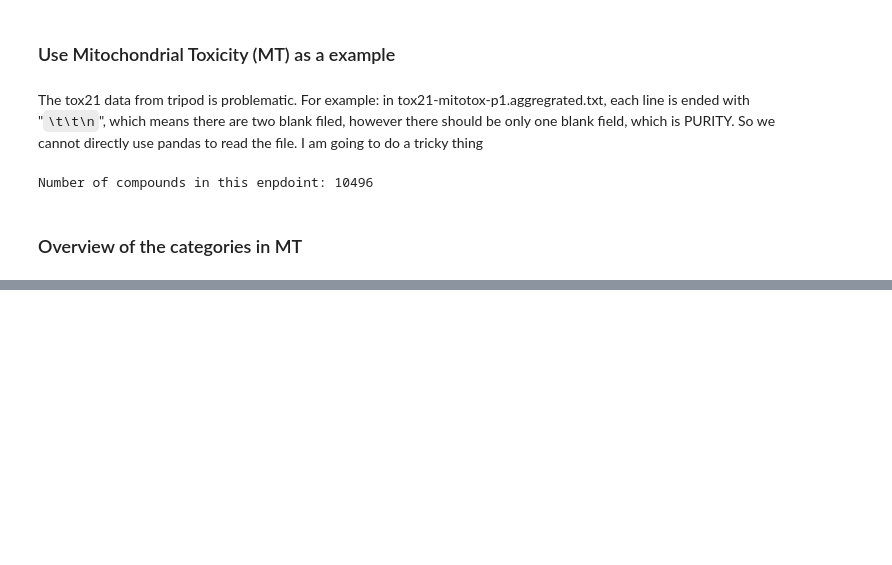
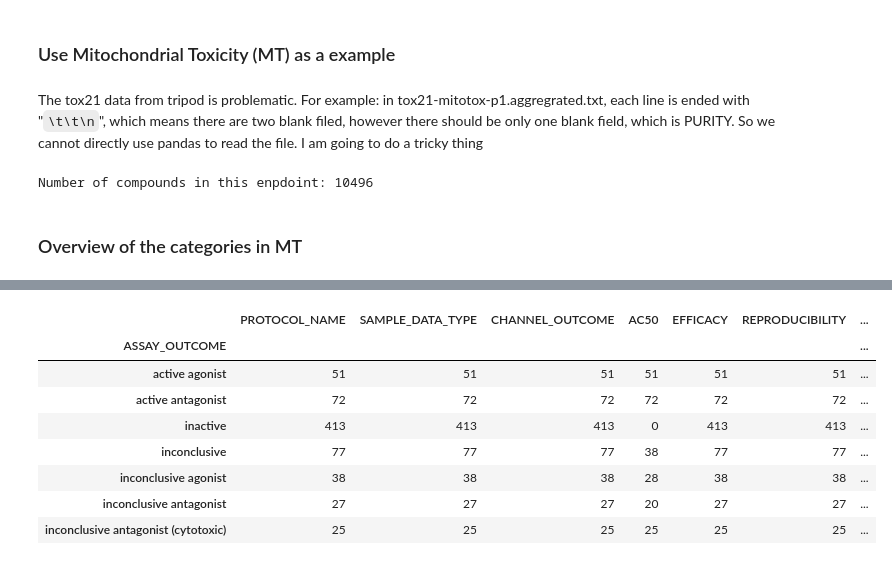
Before and after one commit to zealseeker/JanssenProject, a Jupyter notebook: Tox21/overlap.ipynb, the cells around one changed output, grey strips where cells are left out. Drawn from its saved outputs; the diff is of its cells as text; code cells hidden in the pictures; blank space fills up the shorter version.

```diff
--- a/Tox21/overlap.ipynb
+++ b/Tox21/overlap.ipynb
@@ -69,0 +75,20 @@ mt[(mt['SAMPLE_DATA_TYPE']=='activity')&(mt['PUBCHEM_CID'].isin(jcids))].groupby
+# %%
+tox21 = pd.read_csv('tox21_inchikey.csv', index_col=0)
+# %%
+smis = jdf['Compound SMILES'].unique()
+mols = pd.Series(smis, index=smis).apply(read_standardise)
+inchi_keys = mols.apply(Chem.MolToInchiKey)
+# %%
+mt['std_inchi_key'] = mt['PUBCHEM_CID'].map(tox21['std_inchi_key'])
+# %%
+mt[(mt['SAMPLE_DATA_TYPE']=='activity')&(mt['std_inchi_key'].isin(inchi_keys.values))].groupby('ASSAY_OUTCOME').count()
+# %% [output]
+|  | PROTOCOL_NAME | SAMPLE_DATA_TYPE | CHANNEL_OUTCOME | AC50 | EFFICACY | REPRODUCIBILITY | ... |
+| ASSAY_OUTCOME |  |  |  |  |  |  | ... |
+| active agonist | 51 | 51 | 51 | 51 | 51 | 51 | ... |
+| active antagonist | 72 | 72 | 72 | 72 | 72 | 72 | ... |
+| inactive | 413 | 413 | 413 | 0 | 413 | 413 | ... |
+| inconclusive | 77 | 77 | 77 | 38 | 77 | 77 | ... |
+| inconclusive agonist | 38 | 38 | 38 | 28 | 38 | 38 | ... |
+| inconclusive antagonist | 27 | 27 | 27 | 20 | 27 | 27 | ... |
+| inconclusive antagonist (cytotoxic) | 25 | 25 | 25 | 25 | 25 | 25 | ... |
```
Also changed, not shown: parts of 6 cells of this notebook, 5 other files.
